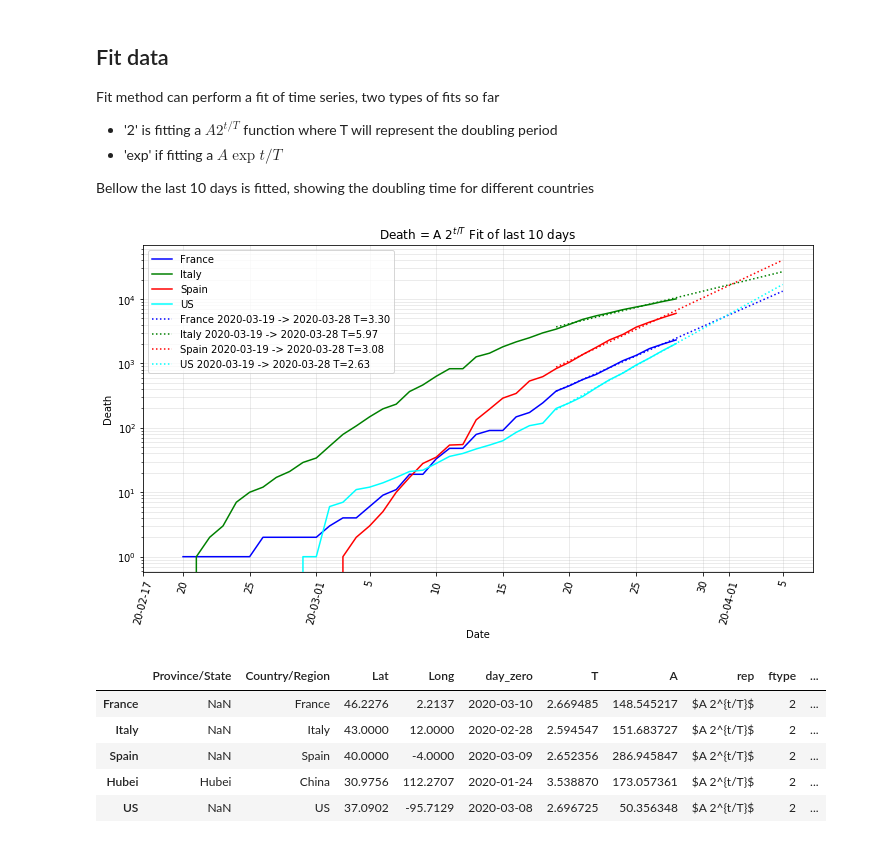
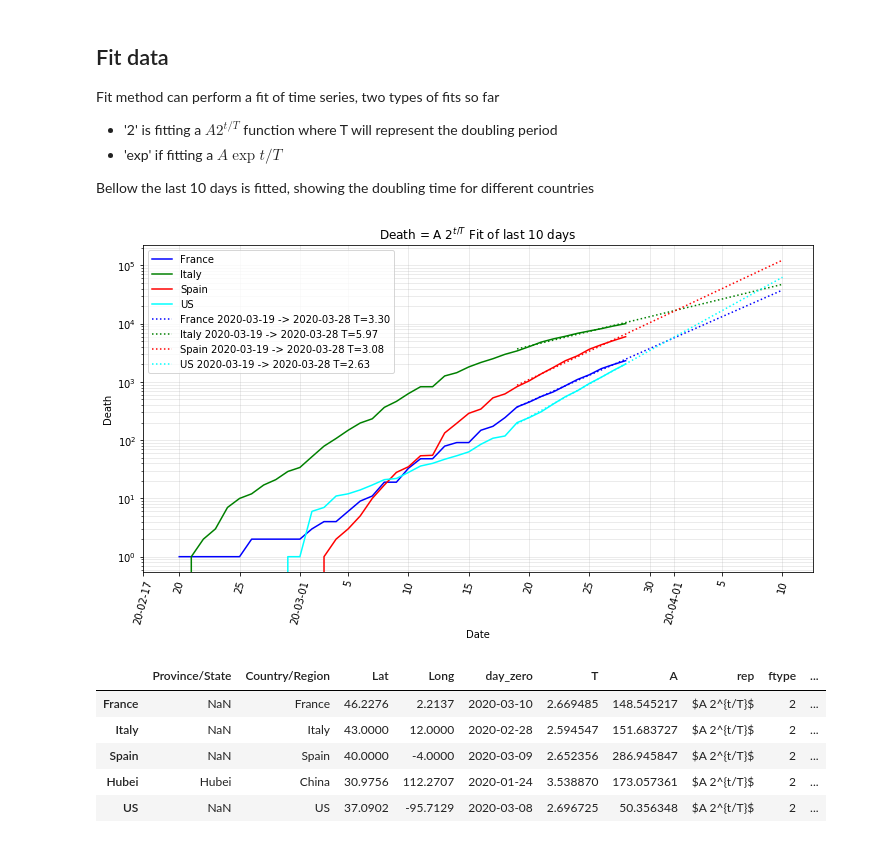
Before and after one commit to SylvainGuieu/corona, a Jupyter notebook: corona.ipynb, the cells around one changed output. Saved outputs shown, nothing was run; the diff lists cells and outputs as text; code cells hidden in the pictures.

Commit message:
update figures

```diff
--- a/corona.ipynb
+++ b/corona.ipynb
@@ -265,12 +265,12 @@ Bellow the last 10 days is fitted, showing the doubling time for different count
 # %%
 subset = death.subset(['France', 'Italy', 'Spain', 'US'], start="2020-02-20")
 fit_result = subset.subset(start=-10).fit('2') # fit the last 10 days
 
 axes = subset.plot()
-fit_result.plot_model( (fit_result.loc['France','start'], "2020-04-05"), axes=axes)
+fit_result.plot_model( (fit_result.loc['France','start'], "2020-04-10"), axes=axes)
 _ =axes.set(yscale='log', xlabel="Date", ylabel="Death", title = "Death = A $2^{t/T}$ Fit of last 10 days")
 # %% [output]
-[figure, old version]
+[figure, new version]
 # %%
 subset = death.subset(['France', 'Italy', 'Spain', 'Hubei','US'])
 s, e, c = 6,13, 20
```
Also changed, not shown: 9 other files.
